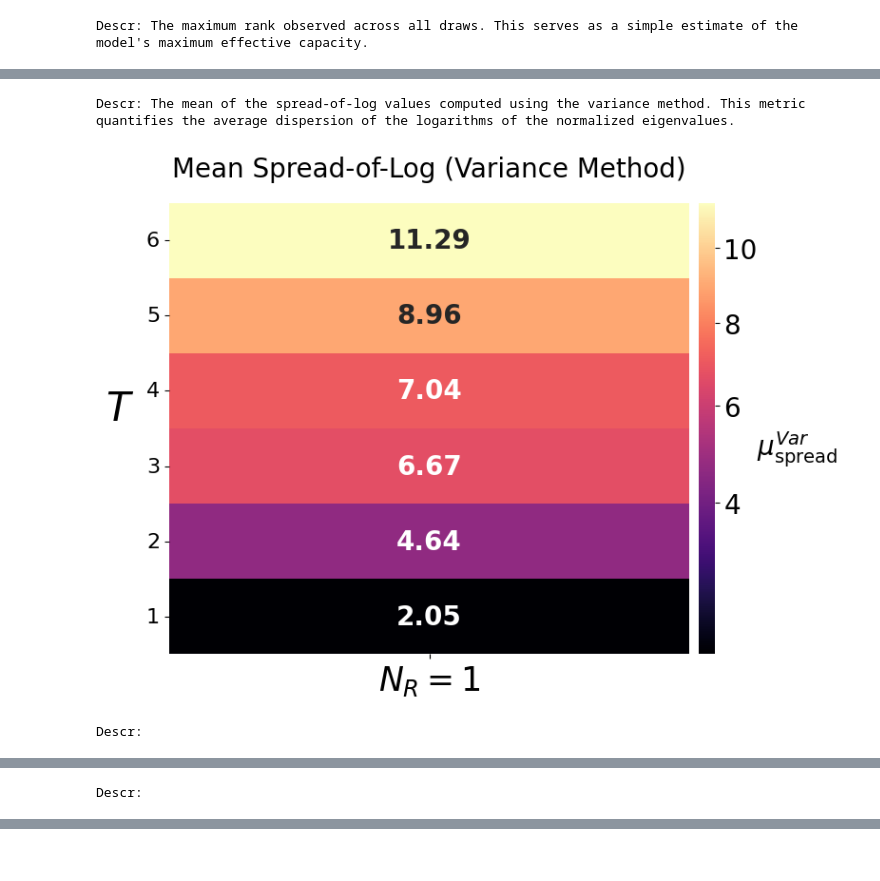
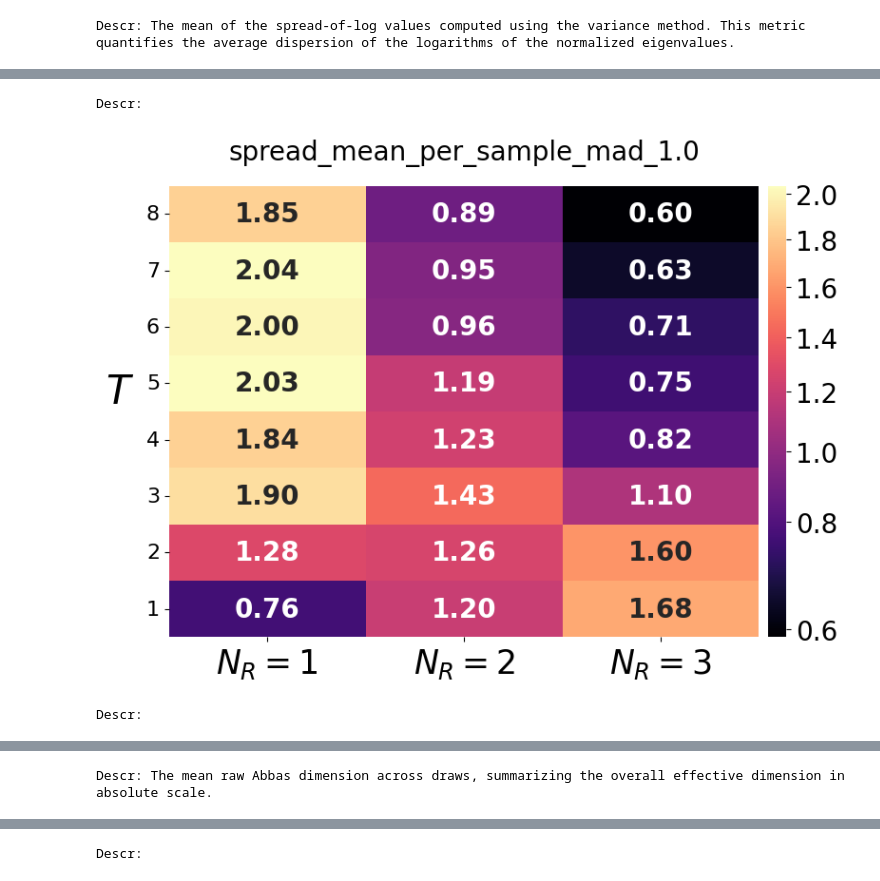
Before and after one commit to sophieblock/qrc, a Jupyter notebook: digital_dqfim_pp.ipynb, the cells around one changed output, grey strips where cells are left out. Saved outputs shown, nothing was run; the diff lists cells and outputs as text; code cells hidden in the pictures.

```diff
--- a/digital_dqfim_pp.ipynb
+++ b/digital_dqfim_pp.ipynb
@@ -961,19 +1038,11 @@ def plot_qfim_metrics_heatmaps(df_all, N_ctrl, metric_keys, metrics_info, resies
     if resies is None:
         resies = [1, 2, 3]
 
-    # 2) Decide how to pick Trotter steps based on N_ctrl
-    if N_ctrl == 1:
-        trots = [1, 2, 3, 4, 5, 6]
-    elif N_ctrl == 3:
-        trots = np.arange(1, 60, 1)  # or your preferred range
-    else:
-        # trots = [1, 2, 3, 4, 5, 6, 8, 9, 10,11, 12,13, 14, 16, 18, 20]
-        trots = [1, 2, 3, 4, 5, 6, 8, 9, 10]
 
     # 3) Single filter step for this N_ctrl, reservoir set, and Trotter steps
     df_filtered = df_all.query("N_ctrl == @N_ctrl").copy()
     df_filtered = df_filtered[df_filtered["N_reserv"].isin(resies)]
-    df_filtered = df_filtered[df_filtered["Trotter_Step"].isin(trots)]
+    # df_filtered = df_filtered[df_filtered["Trotter_Step"].isin(trots)]
 
     # 4) Loop over each metric you want to plot
     for metric_key in metric_keys:
@@ -1048,14 +1117,19 @@ def plot_qfim_metrics_heatmaps(df_all, N_ctrl, metric_keys, metrics_info, resies
 
 metric_keys = ['D_C',"spectrum_shape_avg_ipr_deffs_norm",'spectrum_shape_avg_abbas_deffs_norm','avg_abbas_deffs_raw', 'spread_mean_per_sample_variance_normal', 'spread_mean_per_sample_mad_normal']
 # metric_keys = ['absolute_scale_avg_var_nonzero','avg_per_active_mode_avg_var_norm_rank','spread_mean_per_sample_variance_normal']
-metric_keys = ['D_C',"spread_mean_per_sample_variance_normal","spread_normalized_variance_normal","spread_normalized_variance_1.0"]
+metric_keys = ['spread_mean_per_sample_variance_normal',"spread_mean_per_sample_mad_1.0","mean_log_eigvals_variance_norm", "avg_abbas_deffs_raw","avg_abbas_deffs_norm"]
 # metric_keys = ["absolute_scale_avg_var_nonzero","absolute_scale_global_var_nonzero","mean_eigvals_variance_raw","normalized_avg_var_nonzero","mean_eigvals_variance_norm"]
 # 'spectrum_shape_ipr_deffs_norm_per_draw',
 #        'spectrum_shape_avg_ipr_deffs_norm',
 #        'spectrum_shape_abbas_deffs_norm_per_draw',
 #        'spectrum_shape_avg_abbas_deffs_norm',
-metric_keys = [  'avg_abbas_deffs_norm', 'effective_dimension_avg_over_draws',
-       'effective_dimension_of_mean_qfim',]
-plot_qfim_metrics_heatmaps(df_with_stats, N_ctrl=chosen_n_ctrl, metric_keys=metric_keys, metrics_info=metrics_info, resies=[1,2,3,4])
+# metric_keys = [  'avg_abbas_deffs_norm', 'avg_abbas_deffs_raw',
+#        'effective_dimension_of_mean_qfim',]
+
+
+
+selected_T_plot = np.arange(1,9,1)
+df_filtered = df_with_stats[df_with_stats['Trotter_Step'].isin(selected_T_plot)]
+plot_qfim_metrics_heatmaps(df_filtered, N_ctrl=chosen_n_ctrl, metric_keys=metric_keys, metrics_info=metrics_info, resies=[1,2,3,4])
 # %% [output]
-Descr: The maximum rank observed across all draws. This serves as a simple estimate of the model's maximum effective capacity.
+Descr: The mean of the spread-of-log values computed using the variance method. This metric quantifies the average dispersion of the logarithms of the normalized eigenvalues.
@@ -1063,3 +1137,3 @@ Descr: The maximum rank observed across all draws. This serves as a simple estim
-Descr: The mean of the spread-of-log values computed using the variance method. This metric quantifies the average dispersion of the logarithms of the normalized eigenvalues.
+Descr:
-[figure, old version]
+[figure, new version]
 Descr:
@@ -1067 +1141 @@ Descr:
-Descr:
+Descr: The mean raw Abbas dimension across draws, summarizing the overall effective dimension in absolute scale.
@@ -1068,0 +1143 @@ Descr:
+Descr:
```
Also changed, not shown: parts of 11 cells of this notebook.
